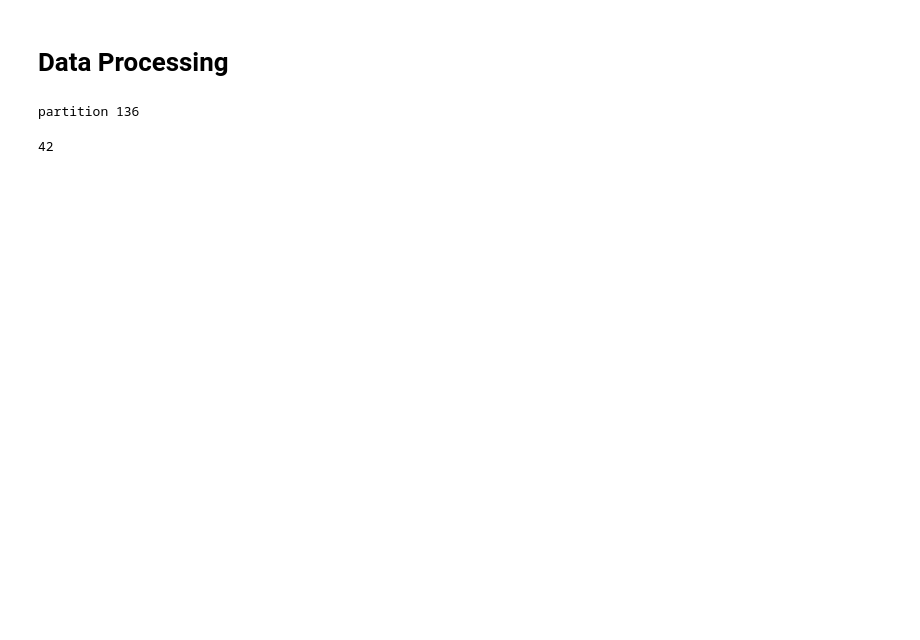
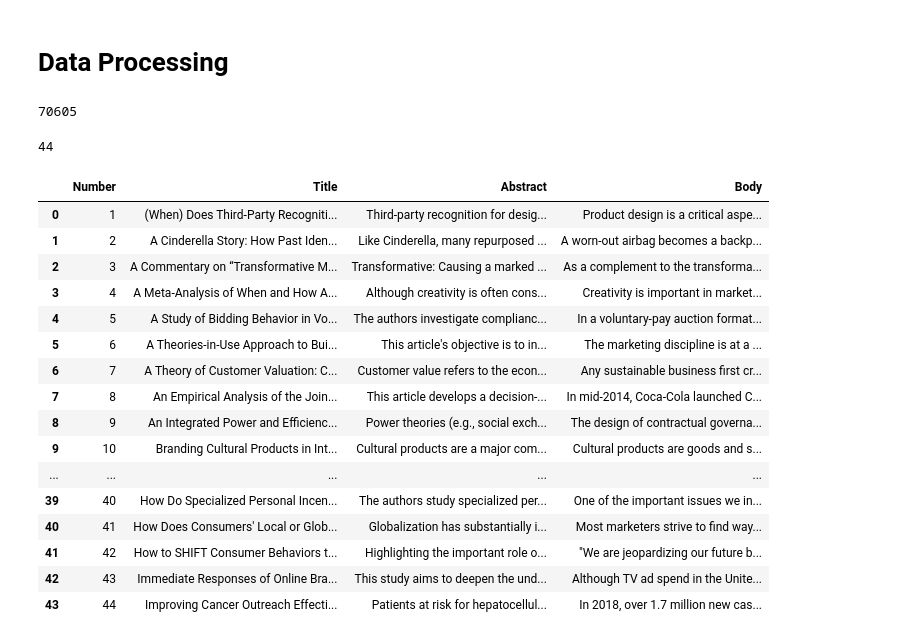
Before and after one commit to Richard1007/extract_maintext, a Jupyter notebook: extract.ipynb, the cells around one changed output. Drawn from its saved outputs; the diff is of its cells as text; code cells hidden in the pictures; blank space fills up the shorter version.

```diff
--- a/extract.ipynb
+++ b/extract.ipynb
@@ -120,25 +122,71 @@ new_txt = txt.replace('Database:\n\t\t\t\t\t\tBusiness Source Complete', "partit
 new_txt = new_txt.replace('Footnotes', "partitionmark")
 new_txt = new_txt.replace('Supplemental Material', "partitionmark")
 partition = new_txt.split('partitionmark')
-print("partition", len(partition))
+# print("partition", len(partition))
-# %% [output]
-partition 136
+# %%
+len(partition[1])
+# %% [output]
+70605
 # %%
 f = open('articles50.csv', 'w')
 writer = csv.writer(f)
-header = ['Number', "Body"]
+header = ['Number', "Title", 'Abstract','Body' ]
 writer.writerow(header)
-count = 0
+count = 1
 for i in range (len(partition)):
     # print(i,len(partition[i]))
-    if len(partition[i]) > 40000:
-        if partition[i][0].isupper():
+    text = partition[i]
+
+    if len(text) > 20000:
+        for pair in titles_abstract:
+            title = pair[0]
+            abstract = pair[1]
+            if text[:50] in title:
+                text = text[len(title)+1:]
+                text = text[len(abstract):]
+
+
+                row = [count,title,abstract,text]
+                writer.writerow(row)
+                count += 1
+        # print(text)
+        # if text[0].isupper():
         # print(count,partition[i][:30])
-            row = [count, partition[i]]
-            writer.writerow(row)
-            count += 1
-print(count)
+        # partition[i] is the main text
+        # abstract = text.split('KEYWORDS_SPLIT',1)[0]
+        # body = text.split('KEYWORDS_SPLIT',1)[1]
+        # for title in titles_lst:
+        #     if abstract[:50] in title:
+        #         # print(title,abstract[:50])
+        #         # print(abstract[:50])
+        #         abstract = abstract[len(title):]
+        #         # print(abstract)
+        #         row = [count, title, abstract, body]
+        #         writer.writerow(row)
+        #         count += 1
+print(count-1)
 # %% [output]
-42
+44
+# %%
+df = pd.read_csv('articles50.csv')
+df
+# %% [output]
+|  | Number | Title | Abstract | Body |
+| 0 | 1 | (When) Does Third-Party Recogniti... | Third-party recognition for desig... | Product design is a critical aspe... |
+| 1 | 2 | A Cinderella Story: How Past Iden... | Like Cinderella, many repurposed ... | A worn-out airbag becomes a backp... |
+| 2 | 3 | A Commentary on “Transformative M... | Transformative: Causing a marked ... | As a complement to the transforma... |
+| 3 | 4 | A Meta-Analysis of When and How A... | Although creativity is often cons... | Creativity is important in market... |
+| 4 | 5 | A Study of Bidding Behavior in Vo... | The authors investigate complianc... | In a voluntary-pay auction format... |
+| 5 | 6 | A Theories-in-Use Approach to Bui... | This article's objective is to in... | The marketing discipline is at a ... |
+| 6 | 7 | A Theory of Customer Valuation: C... | Customer value refers to the econ... | Any sustainable business first cr... |
+| 7 | 8 | An Empirical Analysis of the Join... | This article develops a decision-... | In mid-2014, Coca-Cola launched C... |
+| 8 | 9 | An Integrated Power and Efficienc... | Power theories (e.g., social exch... | The design of contractual governa... |
+| 9 | 10 | Branding Cultural Products in Int... | Cultural products are a major com... | Cultural products are goods and s... |
+| ... | ... | ... | ... | ... |
+| 39 | 40 | How Do Specialized Personal Incen... | The authors study specialized per... | One of the important issues we in... |
+| 40 | 41 | How Does Consumers' Local or Glob... | Globalization has substantially i... | Most marketers strive to find way... |
+| 41 | 42 | How to SHIFT Consumer Behaviors t... | Highlighting the important role o... | "We are jeopardizing our future b... |
+| 42 | 43 | Immediate Responses of Online Bra... | This study aims to deepen the und... | Although TV ad spend in the Unite... |
+| 43 | 44 | Improving Cancer Outreach Effecti... | Patients at risk for hepatocellul... | In 2018, over 1.7 million new cas... |
 # %%
 import pandas as pd
```
Also changed, not shown: parts of 7 cells of this notebook, 1 other file.
